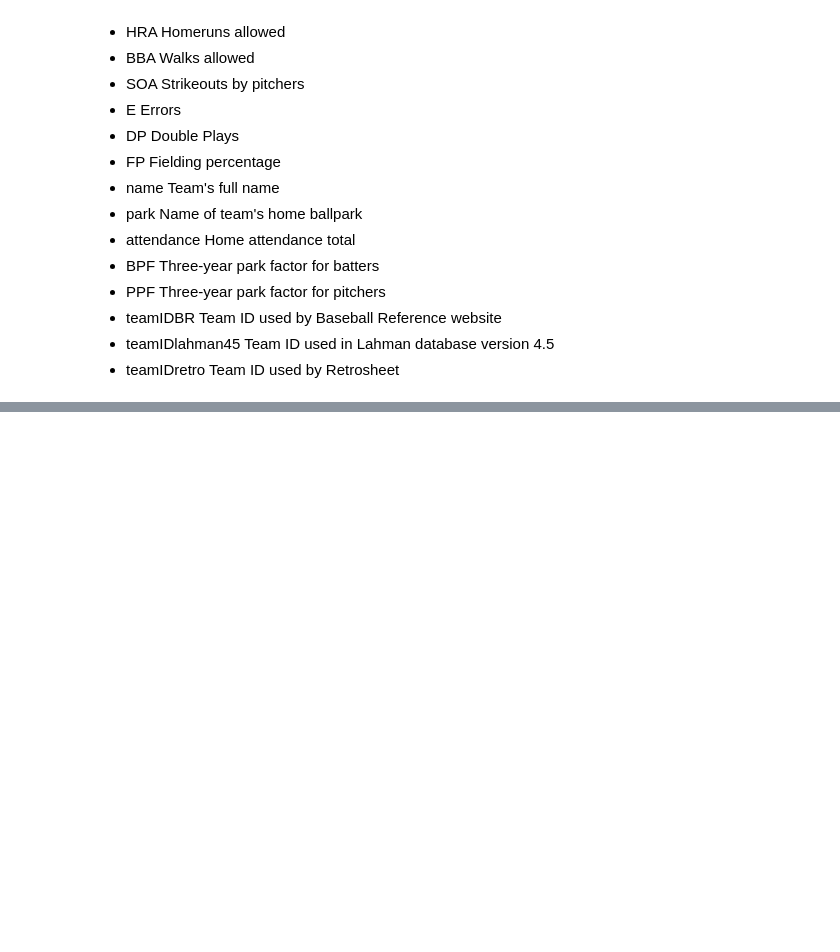
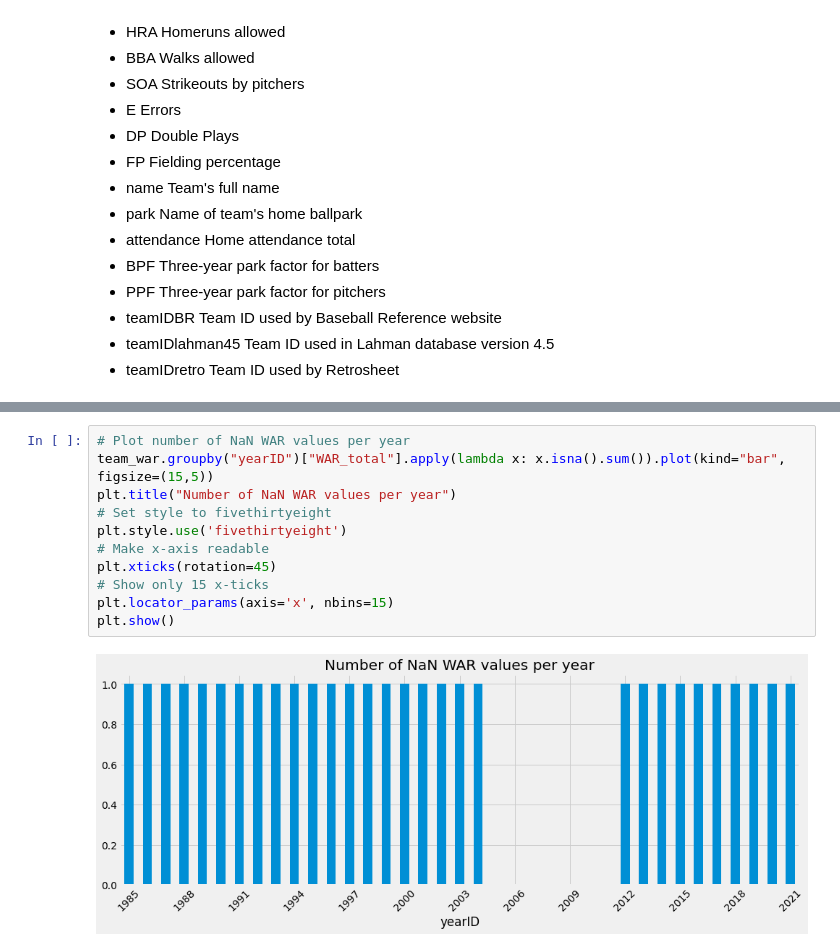
Before and after one commit to ghelms/MoneyBall-2.0, a Jupyter notebook: teams.ipynb, the cells around one changed output, grey strips where cells are left out. Drawn from its saved outputs; the diff is of its cells as text; blank space fills up the shorter version.

```diff
--- a/teams.ipynb
+++ b/teams.ipynb
@@ -157,3 +194,16 @@ dtype: int64
+# %%
+# Plot number of NaN WAR values per year
+team_war.groupby("yearID")["WAR_total"].apply(lambda x: x.isna().sum()).plot(kind="bar", figsize=(15,5))
+plt.title("Number of NaN WAR values per year")
+# Set style to fivethirtyeight
+plt.style.use('fivethirtyeight')
+# Make x-axis readable
+plt.xticks(rotation=45)
+# Show only 15 x-ticks
+plt.locator_params(axis='x', nbins=15)
+plt.show()
+# %% [output]
+[figure, added]
 # %%
 ### Plot the number of teams per year ###
 # Set plot size
```
Also changed, not shown: parts of 14 cells of this notebook, 1 other file.
